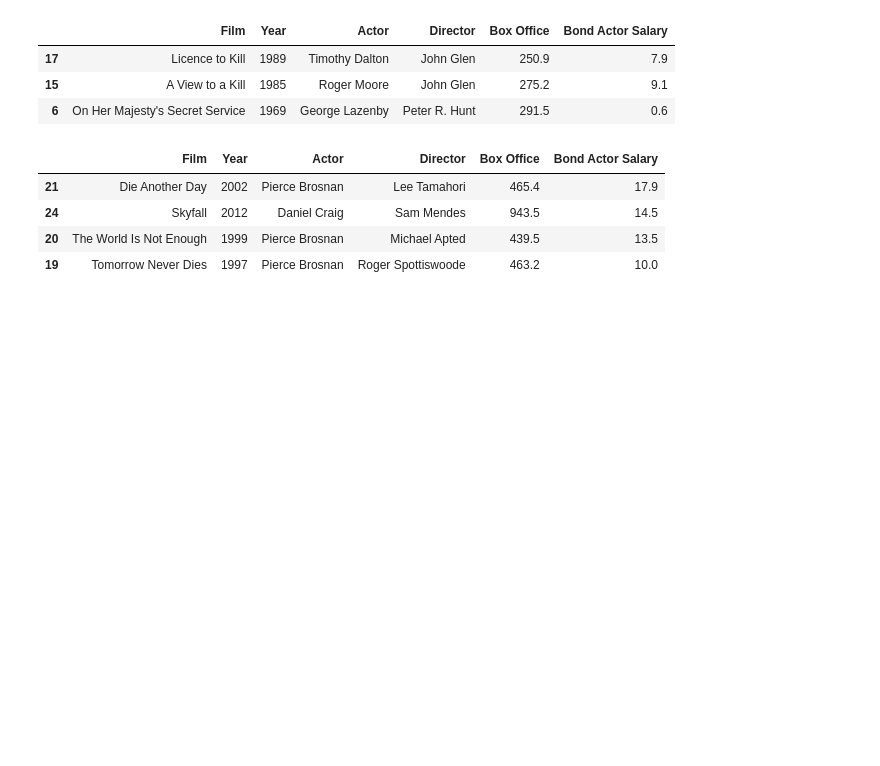
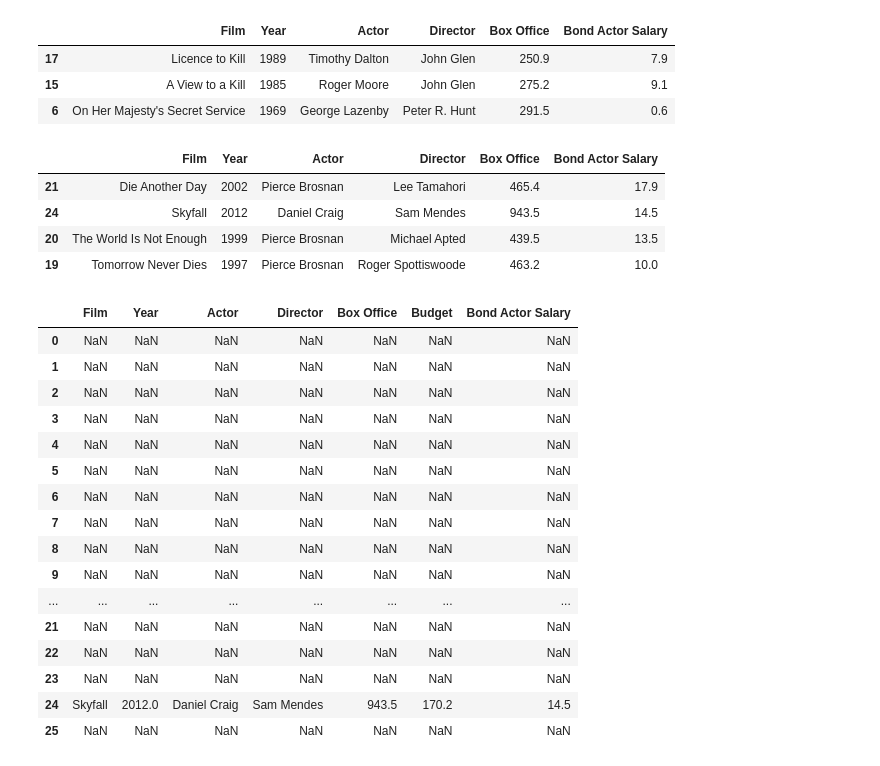
Before and after one commit to JanataZZ/Pandas-Numpy, a Jupyter notebook: DataFrame-3.ipynb, the cells around one changed output. Saved outputs shown, nothing was run; the diff lists cells and outputs as text; code cells hidden in the pictures; blank space fills up the shorter version.

```diff
--- a/DataFrame-3.ipynb
+++ b/DataFrame-3.ipynb
@@ -218,3 +218,27 @@ bond.nlargest(4, 'Bond Actor Salary')
 | 24 | Skyfall | 2012 | Daniel Craig | Sam Mendes | 943.5 | 14.5 |
 | 20 | The World Is Not Enough | 1999 | Pierce Brosnan | Michael Apted | 439.5 | 13.5 |
 | 19 | Tomorrow Never Dies | 1997 | Pierce Brosnan | Roger Spottiswoode | 463.2 | 10.0 |
+# %%
+craig = bond['Actor'] == 'Daniel Craig'
+# %%
+craig_salary = bond['Bond Actor Salary'] > 10.0
+# %%
+bond.where(craig & craig_salary)
+# %% [output]
+|  | Film | Year | Actor | Director | Box Office | Budget | Bond Actor Salary |
+| 0 | NaN | NaN | NaN | NaN | NaN | NaN | NaN |
+| 1 | NaN | NaN | NaN | NaN | NaN | NaN | NaN |
+| 2 | NaN | NaN | NaN | NaN | NaN | NaN | NaN |
+| 3 | NaN | NaN | NaN | NaN | NaN | NaN | NaN |
+| 4 | NaN | NaN | NaN | NaN | NaN | NaN | NaN |
+| 5 | NaN | NaN | NaN | NaN | NaN | NaN | NaN |
+| 6 | NaN | NaN | NaN | NaN | NaN | NaN | NaN |
+| 7 | NaN | NaN | NaN | NaN | NaN | NaN | NaN |
+| 8 | NaN | NaN | NaN | NaN | NaN | NaN | NaN |
+| 9 | NaN | NaN | NaN | NaN | NaN | NaN | NaN |
+| ... | ... | ... | ... | ... | ... | ... | ... |
+| 21 | NaN | NaN | NaN | NaN | NaN | NaN | NaN |
+| 22 | NaN | NaN | NaN | NaN | NaN | NaN | NaN |
+| 23 | NaN | NaN | NaN | NaN | NaN | NaN | NaN |
+| 24 | Skyfall | 2012.0 | Daniel Craig | Sam Mendes | 943.5 | 170.2 | 14.5 |
+| 25 | NaN | NaN | NaN | NaN | NaN | NaN | NaN |
```
Also changed, not shown: parts of 10 cells of this notebook.
